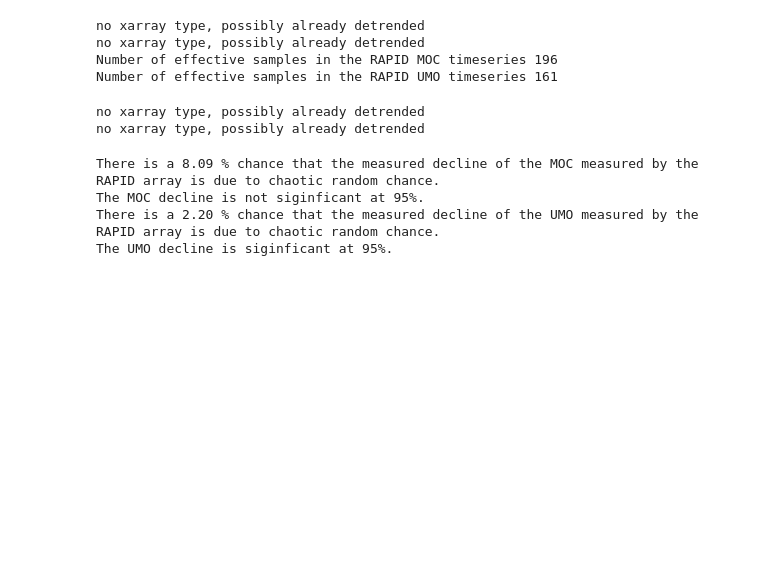
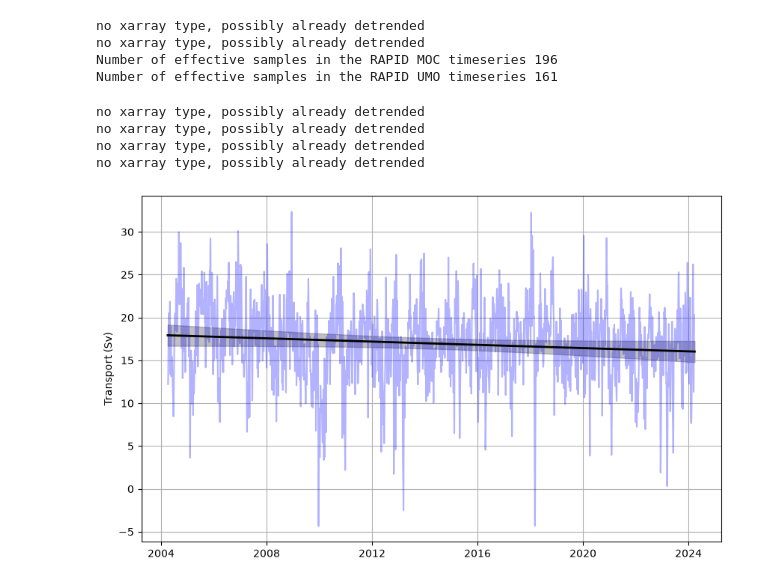
Before and after one commit to jakey244/DataAnalysis_A2, a Jupyter notebook: notebooks/part2A_seasonality_autocorrelation_trends.ipynb, the cells around one changed output. Drawn from its saved outputs; the diff is of its cells as text; code cells hidden in the pictures; blank space fills up the shorter version.

Commit message:
cleaning up files, making pretty plots

```diff
--- a/notebooks/part2A_time_series_comparison.ipynb
+++ b/notebooks/part2A_seasonality_autocorrelation_trends.ipynb
@@ -114,19 +114,31 @@ no xarray type, possibly already detrended
 Number of effective samples in the RAPID MOC timeseries 196
 Number of effective samples in the RAPID UMO timeseries 161
 # %%
-predictor = np.arange(len(MOC))*0.5
+predictor = np.arange(len(MOC))
 MOC_trend_result = trends.trend_with_significance(predictor,MOC,dt = 0.5)
 UMO_trend_result = trends.trend_with_significance(predictor,TRANS_UMO,dt = 0.5)
+MOC_ci_lower, MOC_ci_upper = trends.confband(predictor,MOC,dt = 0.5)
+UMO_ci_lower, UMO_ci_upper = trends.confband(predictor,TRANS_UMO,dt = 0.5)
 # %% [output]
 no xarray type, possibly already detrended
 no xarray type, possibly already detrended
+no xarray type, possibly already detrended
+no xarray type, possibly already detrended
-# %%
-print(f"There is a {(100 * MOC_trend_result.p_eff):.2f} % chance that the measured decline of the MOC measured by the RAPID array is due to chaotic random chance.")
-print("The MOC decline is not siginficant at 95%.")
-print(f"There is a {(100 * UMO_trend_result.p_eff):.2f} % chance that the measured decline of the UMO measured by the RAPID array is due to chaotic random chance.")
-print("The UMO decline is siginficant at 95%.")
-# %% [output]
-There is a 8.09 % chance that the measured decline of the MOC measured by the RAPID array is due to chaotic random chance.
-The MOC decline is not siginficant at 95%.
-There is a 2.20 % chance that the measured decline of the UMO measured by the RAPID array is due to chaotic random chance.
-The UMO decline is siginficant at 95%.
+# %%
+plt.figure(figsize=[10,6])
+plt.plot(MOC["TIME"],MOC, color = "blue",alpha = 0.3, label = "MOC transport from RAPID")
+plt.plot(
+    MOC["TIME"],
+    MOC_trend_result.slope * np.arange(MOC.size) + MOC_trend_result.intercept,
+    color = "k",
+    lw = 2,
+    label = f"Linear trend (p = {MOC_trend_result.p_eff:.2f})"
+    )
+plt.fill_between(MOC["TIME"], MOC_ci_lower, MOC_ci_upper, alpha=0.5,
+                 label="95% confidence band", color = "grey"
+)
+plt.grid()
+plt.ylabel("Transport (Sv)")
+plt.savefig(figpath + "MOC_trend.png")
+# %% [output]
+[figure, added]
```
Also changed, not shown: parts of 3 cells of this notebook, 6 other files.
